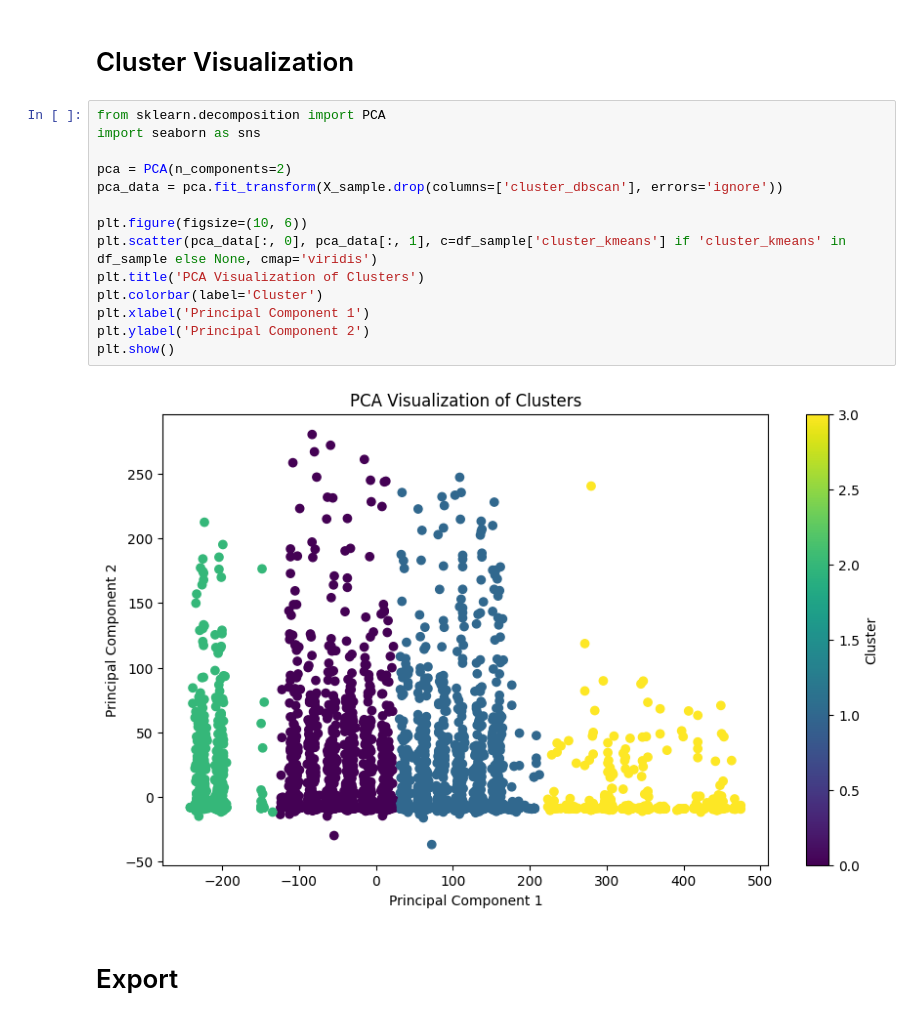
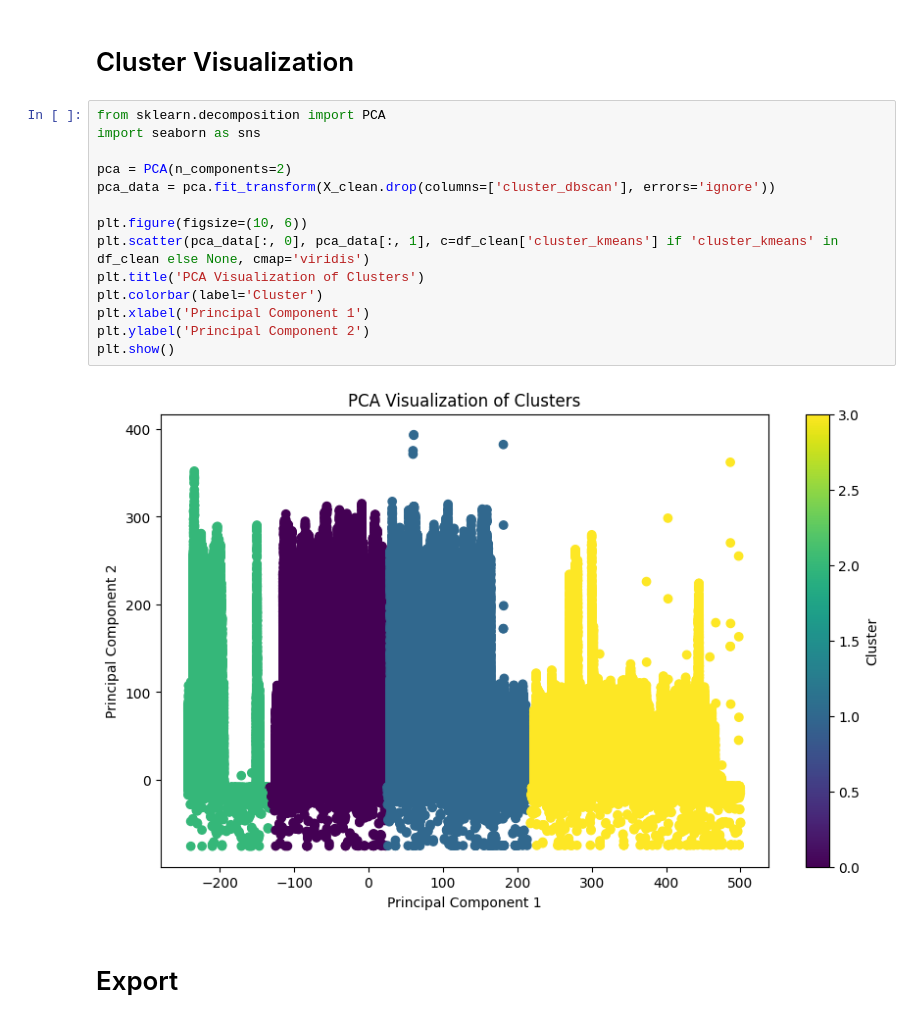
Before and after one commit to fancesatria/data-mining, a Jupyter notebook: phase_2/phase_2.ipynb, the cells around one changed output. Cells and saved outputs as stored; diff of their text form.

Commit message:
fix(phase_2): fix PCA using real data

```diff
--- a/phase_2/phase_2.ipynb
+++ b/phase_2/phase_2.ipynb
@@ -148,19 +148,19 @@ cluster_kmeans
 # %%
 from sklearn.decomposition import PCA
 import seaborn as sns
 
 pca = PCA(n_components=2)
-pca_data = pca.fit_transform(X_sample.drop(columns=['cluster_dbscan'], errors='ignore'))
+pca_data = pca.fit_transform(X_clean.drop(columns=['cluster_dbscan'], errors='ignore'))
 
 plt.figure(figsize=(10, 6))
-plt.scatter(pca_data[:, 0], pca_data[:, 1], c=df_sample['cluster_kmeans'] if 'cluster_kmeans' in df_sample else None, cmap='viridis')
+plt.scatter(pca_data[:, 0], pca_data[:, 1], c=df_clean['cluster_kmeans'] if 'cluster_kmeans' in df_clean else None, cmap='viridis')
 plt.title('PCA Visualization of Clusters')
 plt.colorbar(label='Cluster')
 plt.xlabel('Principal Component 1')
 plt.ylabel('Principal Component 2')
 plt.show()
 # %% [output]
-[figure, old version]
+[figure, new version]
 # %% [markdown]
 # Export
 # %%
```
Also changed, not shown: parts of 5 cells of this notebook, 1 other file.
